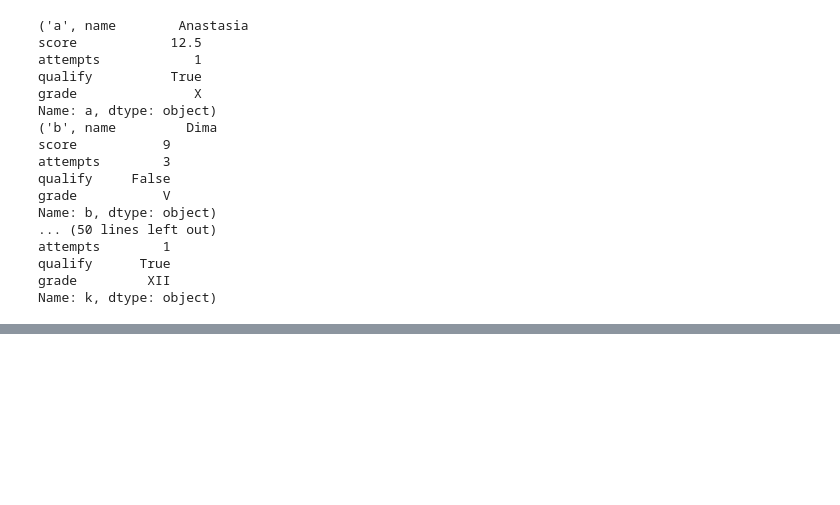
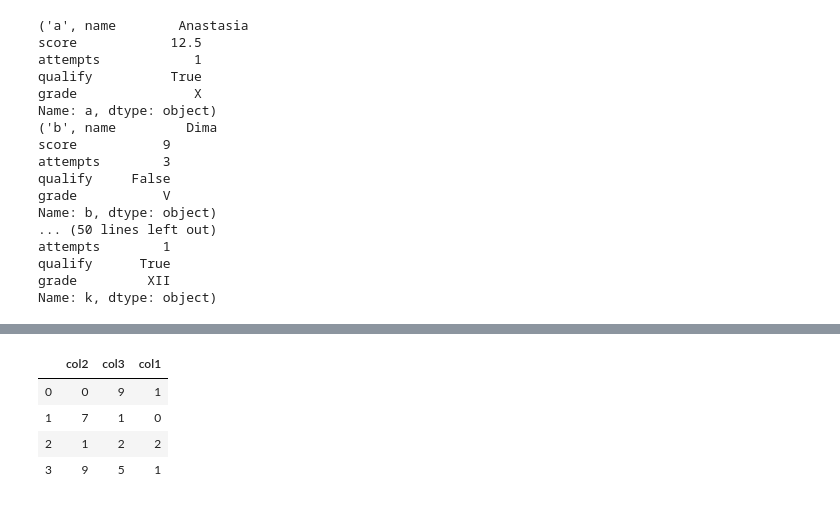
Before and after one commit to chetnakhanna16/Pandas_Practice, a Jupyter notebook: PandasDataFrame_Practice.ipynb, the cells around one changed output, grey strips where cells are left out. Cells and saved outputs as stored; diff of their text form; code cells hidden in the pictures; blank space fills up the shorter version.

```diff
--- a/PandasDataFrame_Practice.ipynb
+++ b/PandasDataFrame_Practice.ipynb
@@ -332,0 +363,10 @@ Name: k, dtype: object)
+# %%
+# 25. Write a Pandas program to change the order of a DataFrame columns.
+
+df[['col2','col3','col1']]
+# %% [output]
+|  | col2 | col3 | col1 |
+| 0 | 0 | 9 | 1 |
+| 1 | 7 | 1 | 0 |
+| 2 | 1 | 2 | 2 |
+| 3 | 9 | 5 | 1 |
```
Also changed, not shown: parts of 6 cells of this notebook.
